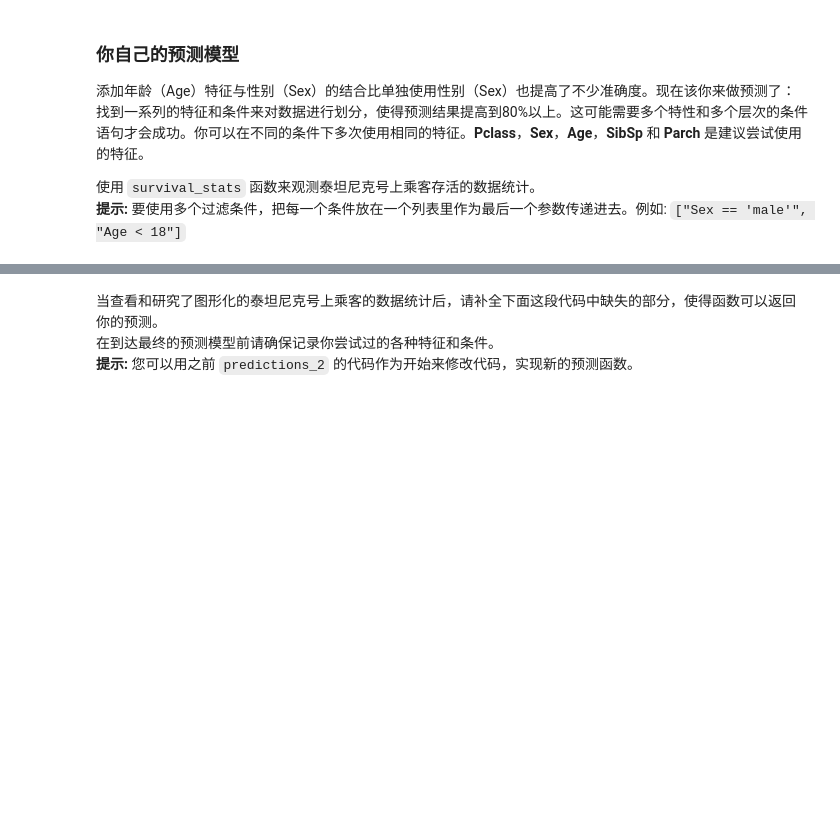
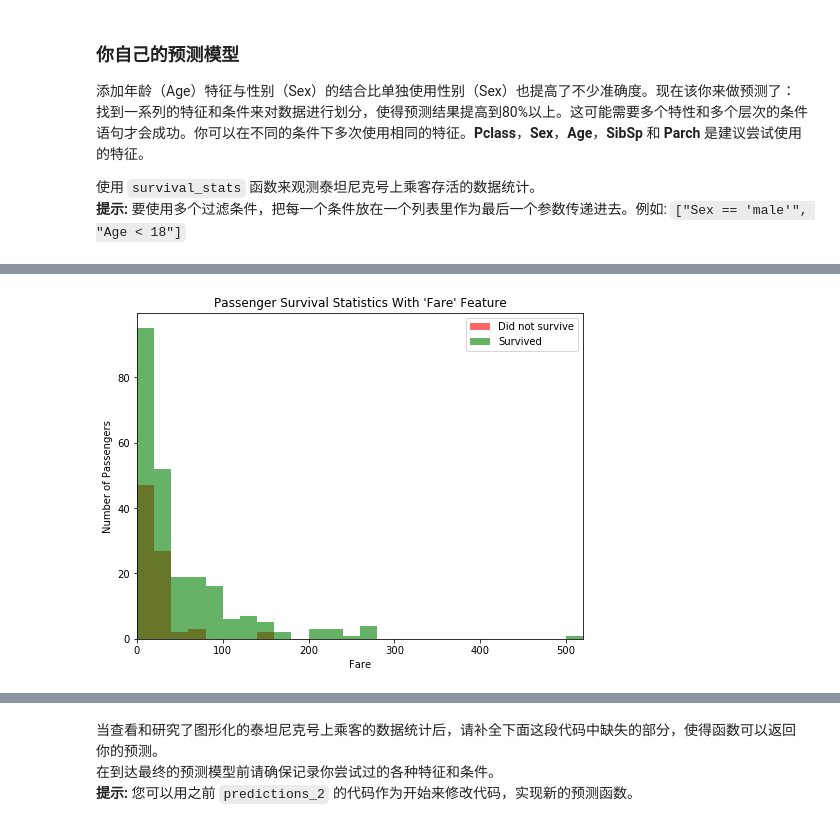
Before and after one commit to LeeZhe/machine-Learning, a Jupyter notebook: titanic_survival_exploration-master/titanic_survival_exploration.ipynb, the cells around one changed output, grey strips where cells are left out. Drawn from its saved outputs; the diff is of its cells as text; code cells hidden in the pictures; blank space fills up the shorter version.

```diff
--- a/titanic_survival_exploration-master/titanic_survival_exploration.ipynb
+++ b/titanic_survival_exploration-master/titanic_survival_exploration.ipynb
@@ -214,0 +215,4 @@ survival_stats(data, outcomes, 'Fare', ['Sex == "male"', "Age >= 7","Embarked !=
+# %%
+survival_stats(data, outcomes, 'Fare', ["Sex == 'female'"])
+# %% [output]
+[figure, added]
```
Also changed, not shown: parts of 11 cells of this notebook.
